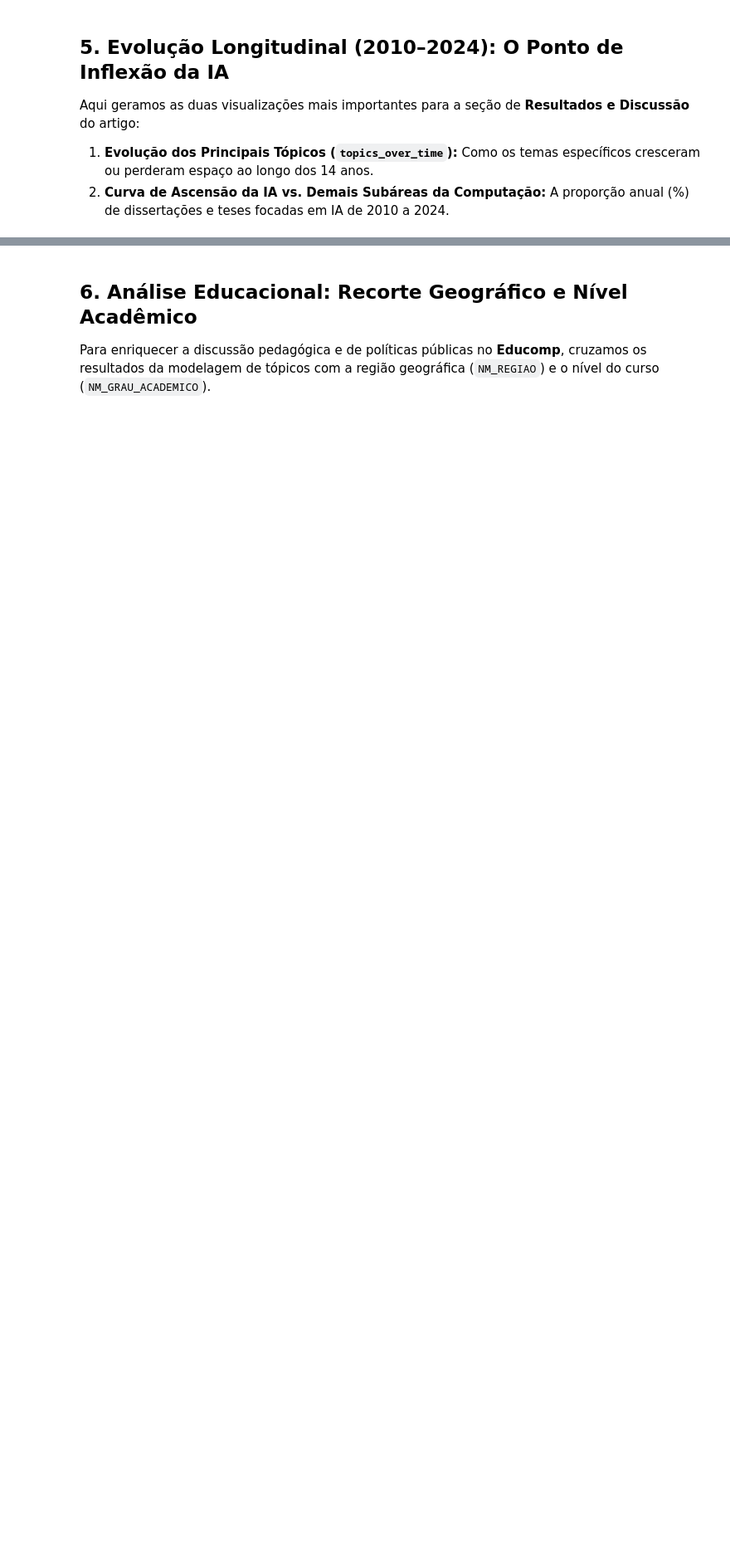
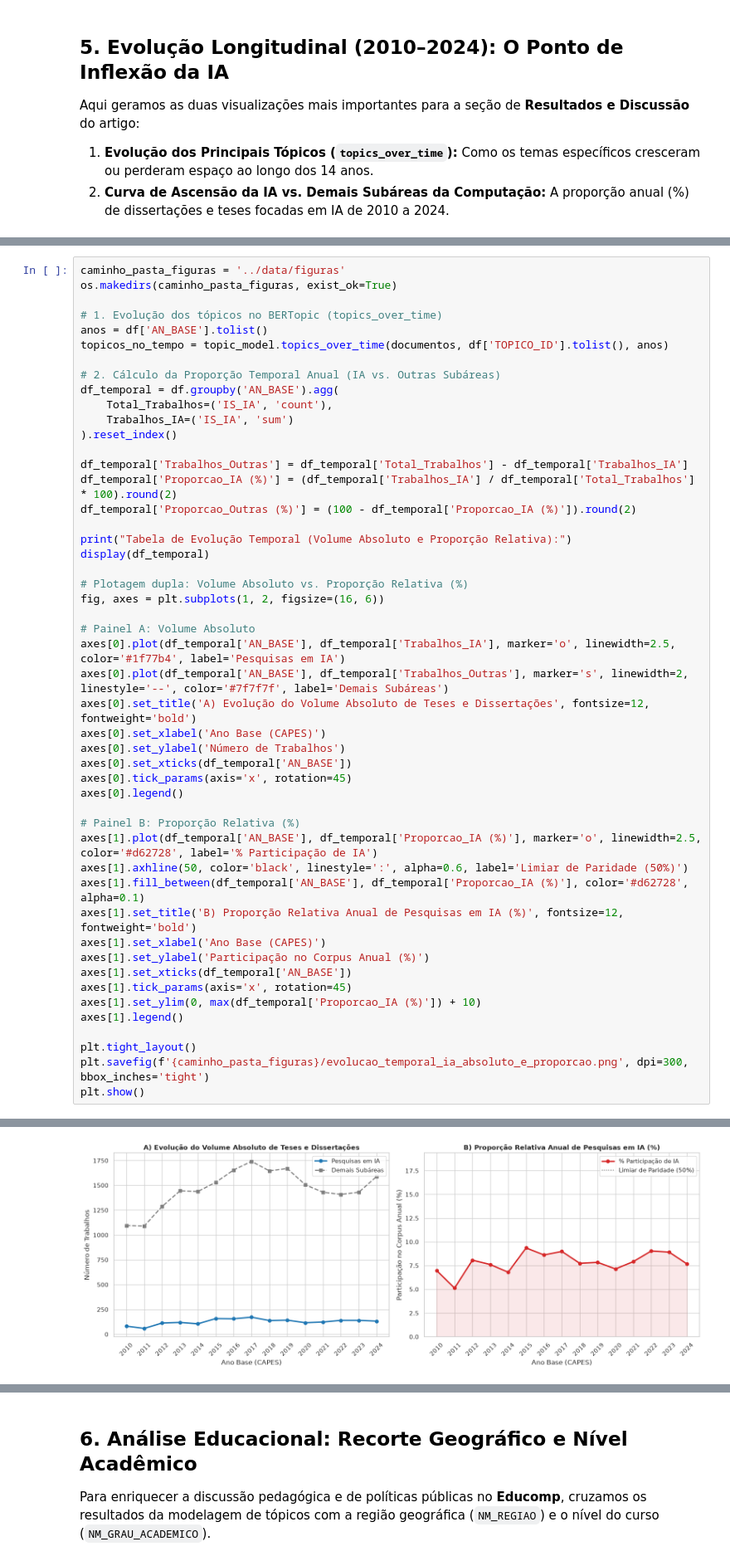
Before and after one commit to diamondxorb/TAC-2026.2, a Jupyter notebook: notebooks/02_modelagem_topicos.ipynb, the cells around one changed output, grey strips where cells are left out. Shown at 83% size. Cells and saved outputs as stored; diff of their text form; blank space fills up the shorter version.

```diff
--- a/notebooks/02_modelagem_topicos.ipynb
+++ b/notebooks/02_modelagem_topicos.ipynb
@@ -262,0 +232,50 @@ plt.show()
+# %%
+caminho_pasta_figuras = '../data/figuras'
+os.makedirs(caminho_pasta_figuras, exist_ok=True)
+
+# 1. Evolução dos tópicos no BERTopic (topics_over_time)
+anos = df['AN_BASE'].tolist()
+topicos_no_tempo = topic_model.topics_over_time(documentos, df['TOPICO_ID'].tolist(), anos)
+
+# 2. Cálculo da Proporção Temporal Anual (IA vs. Outras Subáreas)
+df_temporal = df.groupby('AN_BASE').agg(
+    Total_Trabalhos=('IS_IA', 'count'),
+    Trabalhos_IA=('IS_IA', 'sum')
+).reset_index()
+
+df_temporal['Trabalhos_Outras'] = df_temporal['Total_Trabalhos'] - df_temporal['Trabalhos_IA']
+df_temporal['Proporcao_IA (%)'] = (df_temporal['Trabalhos_IA'] / df_temporal['Total_Trabalhos'] * 100).round(2)
+df_temporal['Proporcao_Outras (%)'] = (100 - df_temporal['Proporcao_IA (%)']).round(2)
+
+print("Tabela de Evolução Temporal (Volume Absoluto e Proporção Relativa):")
+display(df_temporal)
+
+# Plotagem dupla: Volume Absoluto vs. Proporção Relativa (%)
+fig, axes = plt.subplots(1, 2, figsize=(16, 6))
+
+# Painel A: Volume Absoluto
+axes[0].plot(df_temporal['AN_BASE'], df_temporal['Trabalhos_IA'], marker='o', linewidth=2.5, color='#1f77b4', label='Pesquisas em IA')
+axes[0].plot(df_temporal['AN_BASE'], df_temporal['Trabalhos_Outras'], marker='s', linewidth=2, linestyle='--', color='#7f7f7f', label='Demais Subáreas')
+axes[0].set_title('A) Evolução do Volume Absoluto de Teses e Dissertações', fontsize=12, fontweight='bold')
+axes[0].set_xlabel('Ano Base (CAPES)')
+axes[0].set_ylabel('Número de Trabalhos')
+axes[0].set_xticks(df_temporal['AN_BASE'])
+axes[0].tick_params(axis='x', rotation=45)
+axes[0].legend()
+
+# Painel B: Proporção Relativa (%)
+axes[1].plot(df_temporal['AN_BASE'], df_temporal['Proporcao_IA (%)'], marker='o', linewidth=2.5, color='#d62728', label='% Participação de IA')
+axes[1].axhline(50, color='black', linestyle=':', alpha=0.6, label='Limiar de Paridade (50%)')
+axes[1].fill_between(df_temporal['AN_BASE'], df_temporal['Proporcao_IA (%)'], color='#d62728', alpha=0.1)
+axes[1].set_title('B) Proporção Relativa Anual de Pesquisas em IA (%)', fontsize=12, fontweight='bold')
+axes[1].set_xlabel('Ano Base (CAPES)')
+axes[1].set_ylabel('Participação no Corpus Anual (%)')
+axes[1].set_xticks(df_temporal['AN_BASE'])
+axes[1].tick_params(axis='x', rotation=45)
+axes[1].set_ylim(0, max(df_temporal['Proporcao_IA (%)']) + 10)
+axes[1].legend()
+
+plt.tight_layout()
+plt.savefig(f'{caminho_pasta_figuras}/evolucao_temporal_ia_absoluto_e_proporcao.png', dpi=300, bbox_inches='tight')
+plt.show()
+# %% [output]
@@ -263,3 +299,4 @@ plt.show()
+[figure, added]
 # %%
 # 2. Gráfico Estático em Alta Resolução (Padrão Artigo SBC / Educomp)
 evolucao_anual = df.groupby('AN_BASE').agg(
```
Also changed, not shown: parts of 11 cells of this notebook, 11 other files.
